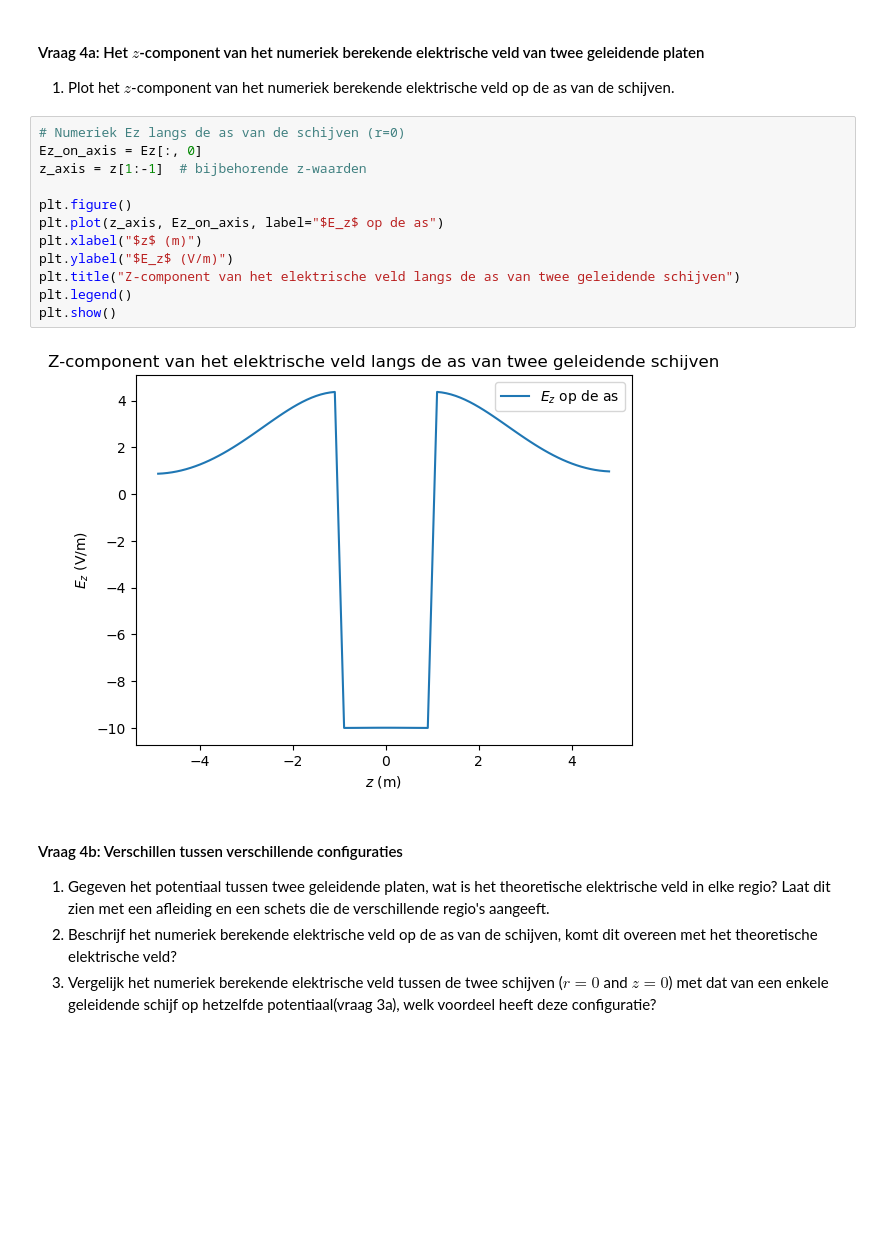
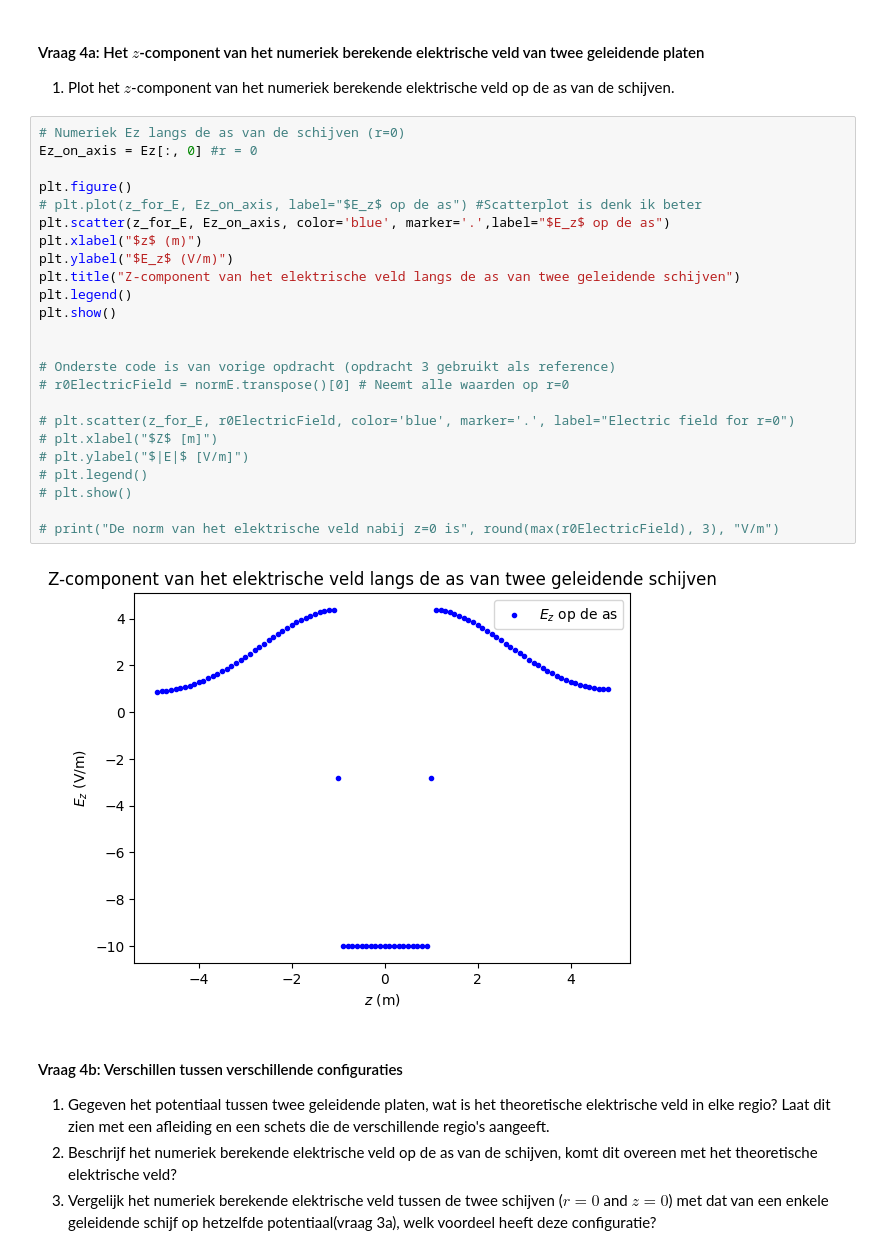
Before and after one commit to fKogelTU/opdrachten-DEF-D, a Jupyter notebook: DigitaleOntwerpopdrachten/1CondensatorOpdracht/CondensatorOntwerpopdracht.ipynb, the cells around one changed output. Drawn from its saved outputs; the diff is of its cells as text; blank space fills up the shorter version.

Commit message:
7 af en schoongemaakt (klaar met digitale opdracht)

```diff
--- a/DigitaleOntwerpopdrachten/1CondensatorOpdracht/CondensatorOntwerpopdracht.ipynb
+++ b/DigitaleOntwerpopdrachten/1CondensatorOpdracht/CondensatorOntwerpopdracht.ipynb
@@ -586,18 +585,30 @@ plot_results_disk(Ez, Er, normE, V, r, z, grid_step, disk_radius, z_pos_disk1, z
 1. Plot het $z$-component van het numeriek berekende elektrische veld op de as van de schijven.
 # %%
 # Numeriek Ez langs de as van de schijven (r=0)
-Ez_on_axis = Ez[:, 0]
-z_axis = z[1:-1]  # bijbehorende z-waarden
+Ez_on_axis = Ez[:, 0] #r = 0
 
 plt.figure()
-plt.plot(z_axis, Ez_on_axis, label="$E_z$ op de as")
+# plt.plot(z_for_E, Ez_on_axis, label="$E_z$ op de as") #Scatterplot is denk ik beter
+plt.scatter(z_for_E, Ez_on_axis, color='blue', marker='.',label="$E_z$ op de as")
 plt.xlabel("$z$ (m)")
 plt.ylabel("$E_z$ (V/m)")
 plt.title("Z-component van het elektrische veld langs de as van twee geleidende schijven")
 plt.legend()
 plt.show()
+
+
+# Onderste code is van vorige opdracht (opdracht 3 gebruikt als reference)
+# r0ElectricField = normE.transpose()[0] # Neemt alle waarden op r=0
+
+# plt.scatter(z_for_E, r0ElectricField, color='blue', marker='.', label="Electric field for r=0")
+# plt.xlabel("$Z$ [m]")
+# plt.ylabel("$|E|$ [V/m]")
+# plt.legend()
+# plt.show()
+
+# print("De norm van het elektrische veld nabij z=0 is", round(max(r0ElectricField), 3), "V/m")
 # %% [output]
-[figure, old version]
+[figure, new version]
 # %% [markdown]
 #### Vraag 4b: Verschillen tussen verschillende configuraties
 
```
Also changed, not shown: parts of 11 cells of this notebook, 2 other files.
